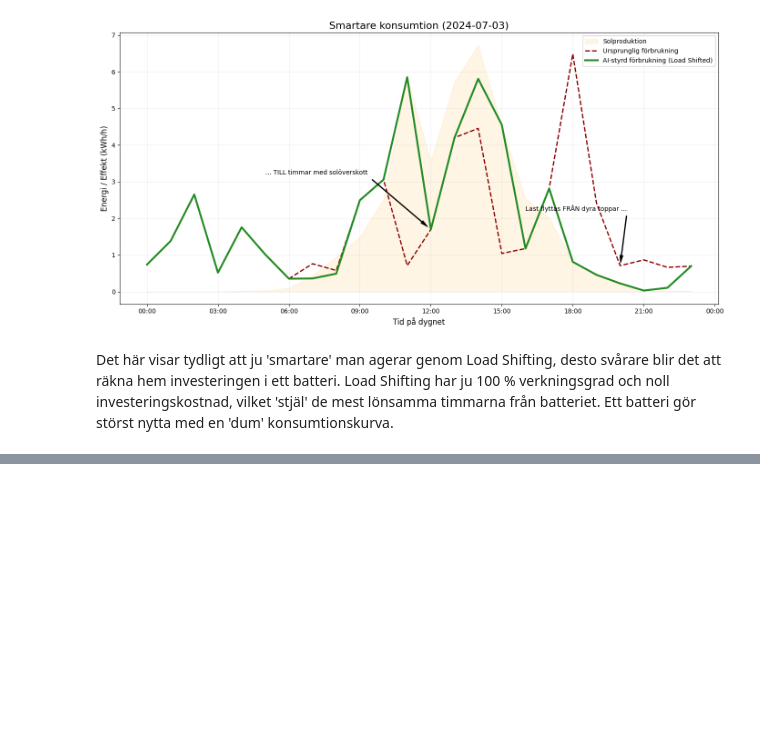
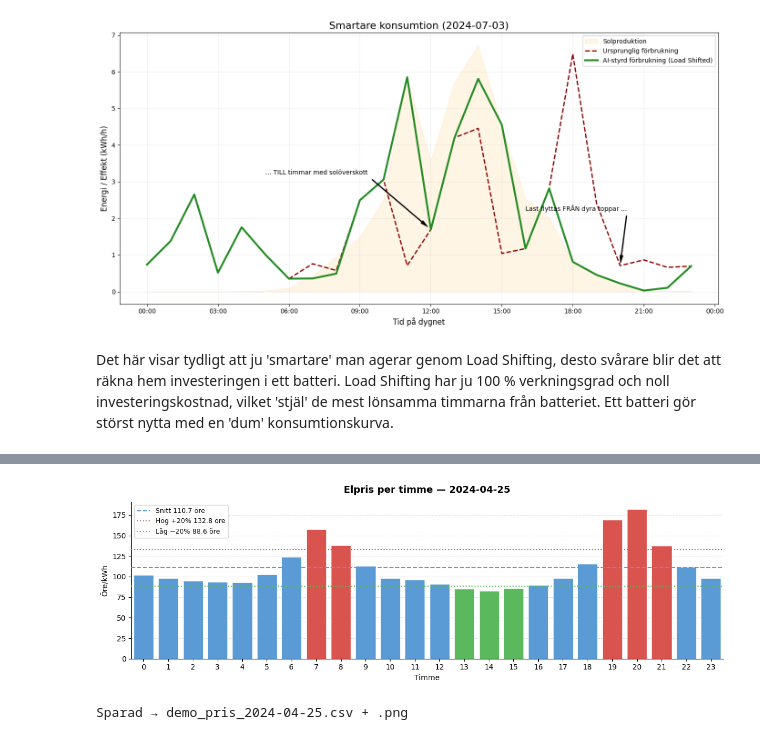
Before and after one commit to Puttaren/AI_IoT_Kunskapskontroll_1, a Jupyter notebook: Projektrapport del 3.ipynb, the cells around one changed output, grey strips where cells are left out. Cells and saved outputs as stored; diff of their text form; code cells hidden in the pictures; blank space fills up the shorter version.

```diff
--- a/Projektrapport del 3.ipynb
+++ b/Projektrapport del 3.ipynb
@@ -574,0 +2210,38 @@ För att uppfylla kunskapskraven kommer här ett AI-projekt baserat på mina dat
+# %%
+# Diagram 2: Elpris per timme med hög/låg-nivåer
+
+pris_df = pd.DataFrame({
+    "Timme":      list(range(24)),
+    "Pris_ore":   prices_24,
+    "Snitt":      avg_p,
+    "Hög_gräns":  HIGH_PRICE,
+    "Låg_gräns":  LOW_PRICE
+})
+pris_df.to_csv(f"{OUTPUT_DIR}/demo_pris_{DEMO_DATE}.csv", index=False, encoding='utf-8-sig')
+
+fig, ax = plt.subplots(figsize=(12, 4))
+
+bar_colors = ['#D9534F' if p >= HIGH_PRICE else ('#5CB85C' if p <= LOW_PRICE else '#5B9BD5')
+              for p in prices_24]
+ax.bar(range(24), prices_24, color=bar_colors, edgecolor='white', linewidth=0.5, zorder=2)
+
+ax.axhline(avg_p,      color='#5B9BD5', linestyle='--', linewidth=1.5, label=f'Snitt {avg_p:.1f} öre', zorder=3)
+ax.axhline(HIGH_PRICE, color='#D9534F', linestyle=':',  linewidth=1.5, label=f'Hög +20% {HIGH_PRICE:.1f} öre', zorder=3)
+ax.axhline(LOW_PRICE,  color='#5CB85C', linestyle=':',  linewidth=1.5, label=f'Låg −20% {LOW_PRICE:.1f} öre', zorder=3)
+
+ax.set_title(f"Elpris per timme — {DEMO_DATE}", fontsize=13, fontweight='bold', pad=12)
+ax.set_xlabel("Timme")
+ax.set_ylabel("Öre/kWh")
+ax.set_xticks(range(24))
+ax.set_xlim(-0.5, 23.5)
+ax.legend(loc='upper left', fontsize=9, framealpha=0.8)
+ax.grid(axis='y', linestyle='--', alpha=0.4)
+ax.spines[['top', 'right']].set_visible(False)
+
+plt.tight_layout()
+plt.savefig(f"{OUTPUT_DIR}/demo_pris_{DEMO_DATE}.png", dpi=150, bbox_inches='tight')
+plt.show()
+print(f"Sparad → demo_pris_{DEMO_DATE}.csv + .png")
+# %% [output]
+[figure, added]
+Sparad → demo_pris_2024-04-25.csv + .png
```
Also changed, not shown: parts of 28 cells of this notebook, 22 other files.
